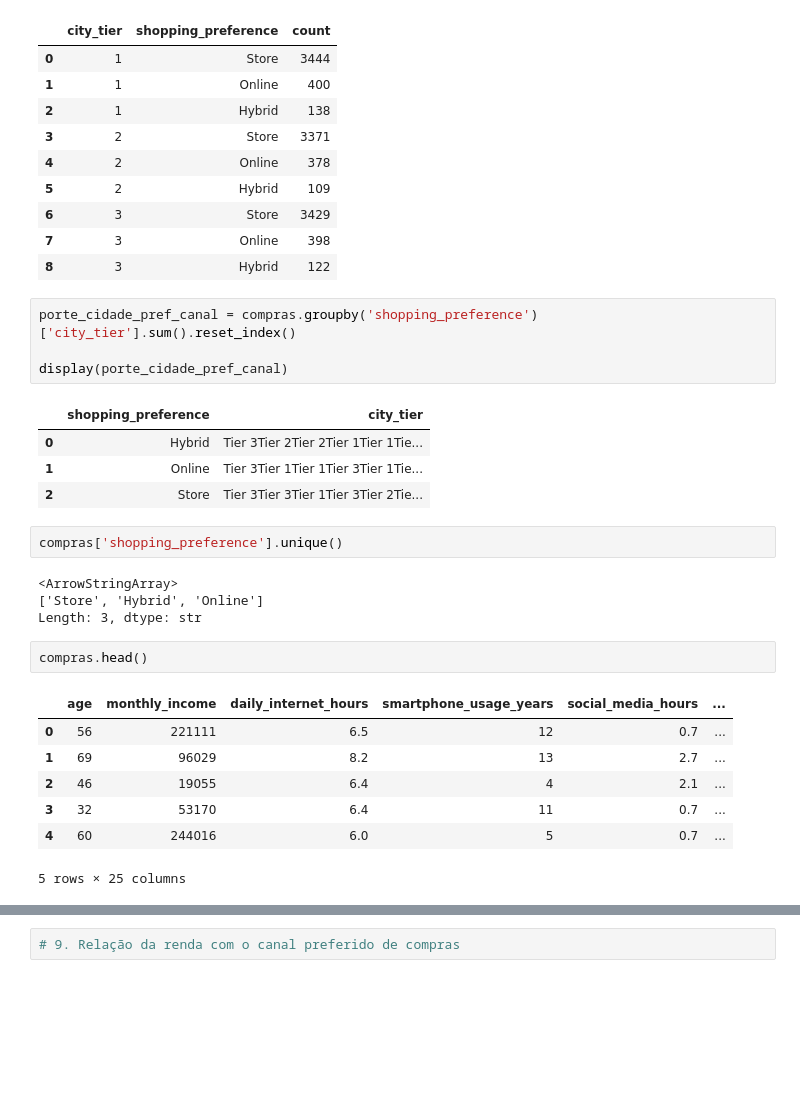
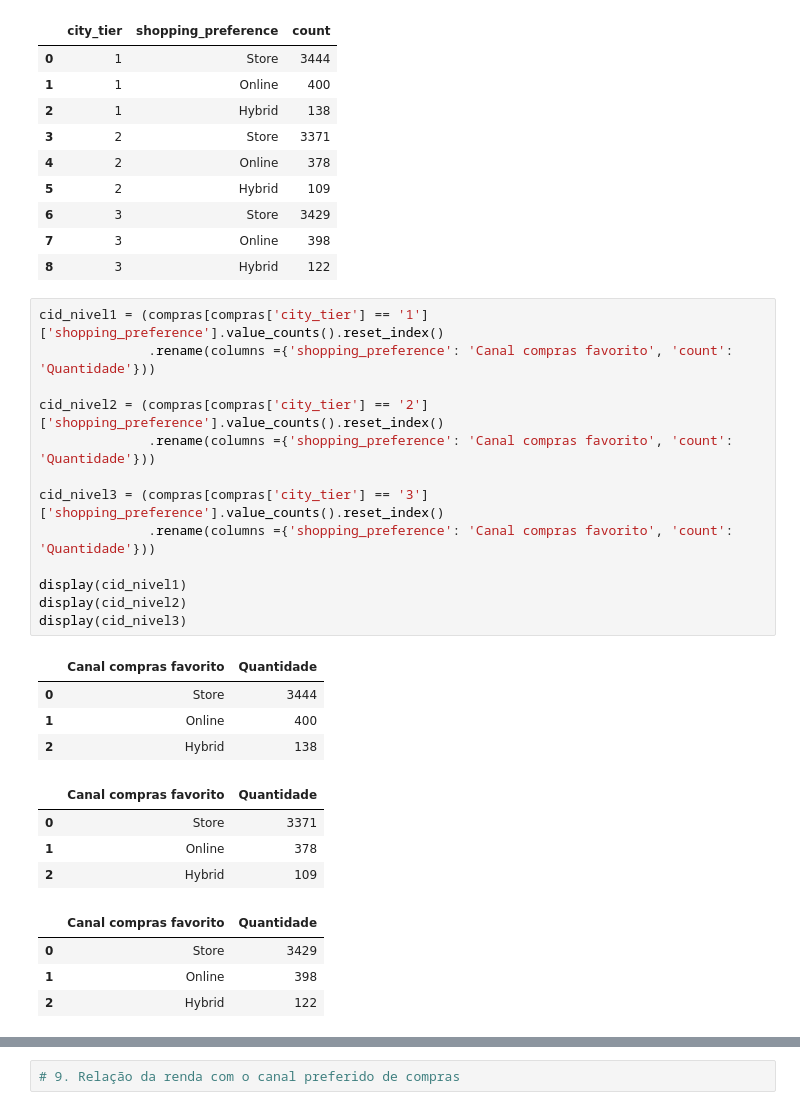
Before and after one commit to Tianeto/projeto_final_tec_prog, a Jupyter notebook: projeto_analise_compras.ipynb, the cells around one changed output, grey strips where cells are left out. Drawn from its saved outputs; the diff is of its cells as text; blank space fills up the shorter version.

```diff
--- a/projeto_analise_compras.ipynb
+++ b/projeto_analise_compras.ipynb
@@ -288,28 +260,29 @@ display(porte_cidade_pref_canal)
 | 6 | 3 | Store | 3429 |
 | 7 | 3 | Online | 398 |
 | 8 | 3 | Hybrid | 122 |
-# %%
-porte_cidade_pref_canal = compras.groupby('shopping_preference')['city_tier'].sum().reset_index()
-
-display(porte_cidade_pref_canal)
-# %% [output]
-|  | shopping_preference | city_tier |
-| 0 | Hybrid | Tier 3Tier 2Tier 2Tier 1Tier 1Tie... |
-| 1 | Online | Tier 3Tier 1Tier 1Tier 3Tier 1Tie... |
-| 2 | Store | Tier 3Tier 3Tier 1Tier 3Tier 2Tie... |
-# %%
-compras['shopping_preference'].unique()
-# %% [output]
-<ArrowStringArray>
-['Store', 'Hybrid', 'Online']
-Length: 3, dtype: str
-# %%
-compras.head()
-# %% [output]
-|  | age | monthly_income | daily_internet_hours | smartphone_usage_years | social_media_hours | ... |
-| 0 | 56 | 221111 | 6.5 | 12 | 0.7 | ... |
-| 1 | 69 | 96029 | 8.2 | 13 | 2.7 | ... |
-| 2 | 46 | 19055 | 6.4 | 4 | 2.1 | ... |
-| 3 | 32 | 53170 | 6.4 | 11 | 0.7 | ... |
-| 4 | 60 | 244016 | 6.0 | 5 | 0.7 | ... |
-5 rows × 25 columns
+# %%
+cid_nivel1 = (compras[compras['city_tier'] == '1']['shopping_preference'].value_counts().reset_index()
+              .rename(columns ={'shopping_preference': 'Canal compras favorito', 'count': 'Quantidade'}))
+
+cid_nivel2 = (compras[compras['city_tier'] == '2']['shopping_preference'].value_counts().reset_index()
+              .rename(columns ={'shopping_preference': 'Canal compras favorito', 'count': 'Quantidade'}))
+
+cid_nivel3 = (compras[compras['city_tier'] == '3']['shopping_preference'].value_counts().reset_index()
+              .rename(columns ={'shopping_preference': 'Canal compras favorito', 'count': 'Quantidade'}))
+
+display(cid_nivel1)
+display(cid_nivel2)
+display(cid_nivel3)
+# %% [output]
+|  | Canal compras favorito | Quantidade |
+| 0 | Store | 3444 |
+| 1 | Online | 400 |
+| 2 | Hybrid | 138 |
+|  | Canal compras favorito | Quantidade |
+| 0 | Store | 3371 |
+| 1 | Online | 378 |
+| 2 | Hybrid | 109 |
+|  | Canal compras favorito | Quantidade |
+| 0 | Store | 3429 |
+| 1 | Online | 398 |
+| 2 | Hybrid | 122 |
```
Also changed, not shown: parts of 13 cells of this notebook.
